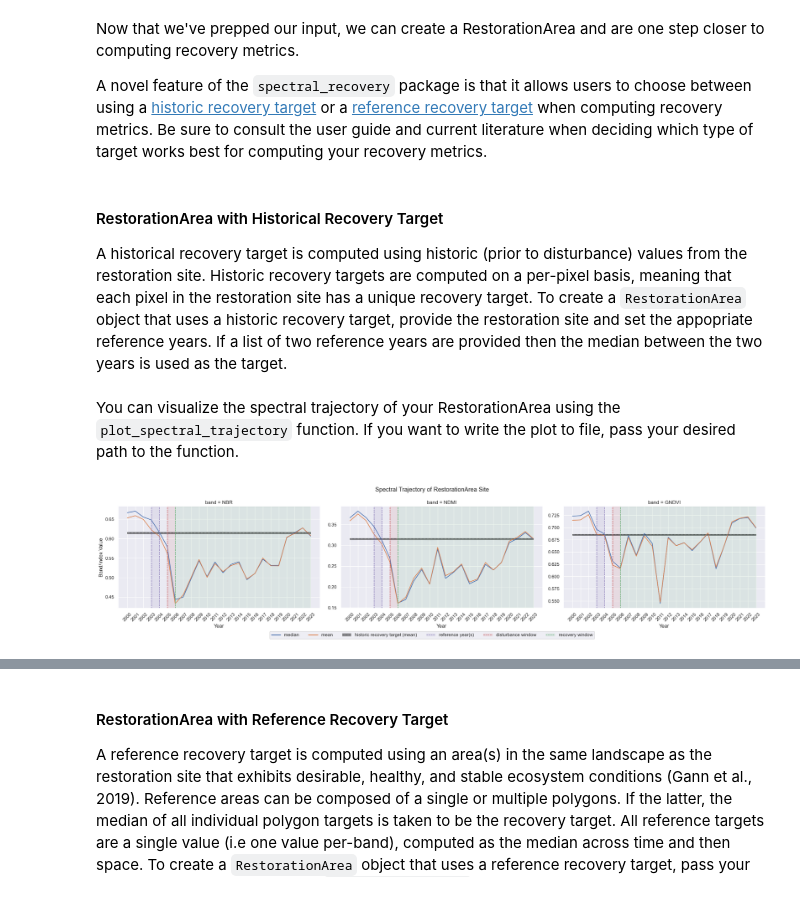
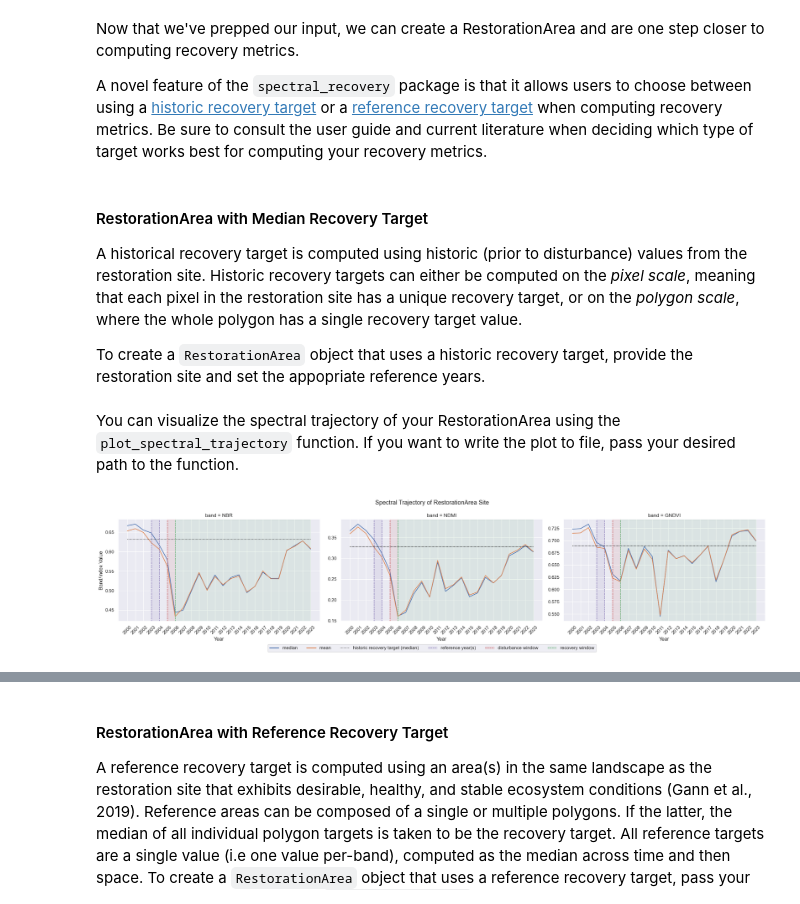
Before and after one commit to PEOPLE-ER/spectral-recovery, a Jupyter notebook: docs/overview_API.ipynb, the cells around one changed output, grey strips where cells are left out. Cells and saved outputs as stored; diff of their text form; code cells hidden in the pictures.

```diff
--- a/docs/overview_API.ipynb
+++ b/docs/overview_API.ipynb
@@ -122,13 +84,16 @@ Now that we've prepped our input, we can create a RestorationArea and are one st
 
 A novel feature of the `spectral_recovery` package is that it allows users to choose between using a [historic recovery target](https://people-er.github.io/Spectral-Recovery/about/#14-recovery-targets) or a [reference recovery target](https://people-er.github.io/Spectral-Recovery/about/#14-recovery-targets) when computing recovery metrics. Be sure to consult the user guide and current literature when deciding which type of target works best for computing your recovery metrics.
 # %% [markdown]
-#### RestorationArea with Historical Recovery Target
+#### RestorationArea with Median Recovery Target
 
-A historical recovery target is computed using historic (prior to disturbance) values from the restoration site. Historic recovery targets are computed on a per-pixel basis, meaning that each pixel in the restoration site has a unique recovery target. To create a `RestorationArea` object that uses a historic recovery target, provide the restoration site and set the appopriate reference years. If a list of two reference years are provided then the median between the two years is used as the target.
+A historical recovery target is computed using historic (prior to disturbance) values from the restoration site. Historic recovery targets can either be computed on the _pixel scale_, meaning that each pixel in the restoration site has a unique recovery target, or on the _polygon scale_, where the whole polygon has a single recovery target value.
+
+To create a `RestorationArea` object that uses a historic recovery target, provide the restoration site and set the appopriate reference years.
 # %%
 reference_years = ["2003", "2004"] # two years prior to the disturbance window
 
-ra_hist = sr.RestorationArea(
+# By default, the recovery targets are computed at the polygon scale.
+ra_hist_polygon = sr.RestorationArea(
     restoration_polygon=restoration_poly,
     disturbance_start=disturbance_start,
     restoration_start=restoration_start,
@@ -138,8 +116,8 @@ ra_hist = sr.RestorationArea(
 # %% [markdown]
 You can visualize the spectral trajectory of your RestorationArea using the `plot_spectral_trajectory` function. If you want to write the plot to file, pass your desired path to the function.
 # %%
-ra_hist.plot_spectral_trajectory()
+ra_hist_polygon.plot_spectral_trajectory()
 # or
 # ra_hist.plot_spectral_trajectory("path/to/your_plot.png")
 # %% [output]
-[figure, old version]
+[figure, new version]
```
Also changed, not shown: parts of 8 cells of this notebook.
